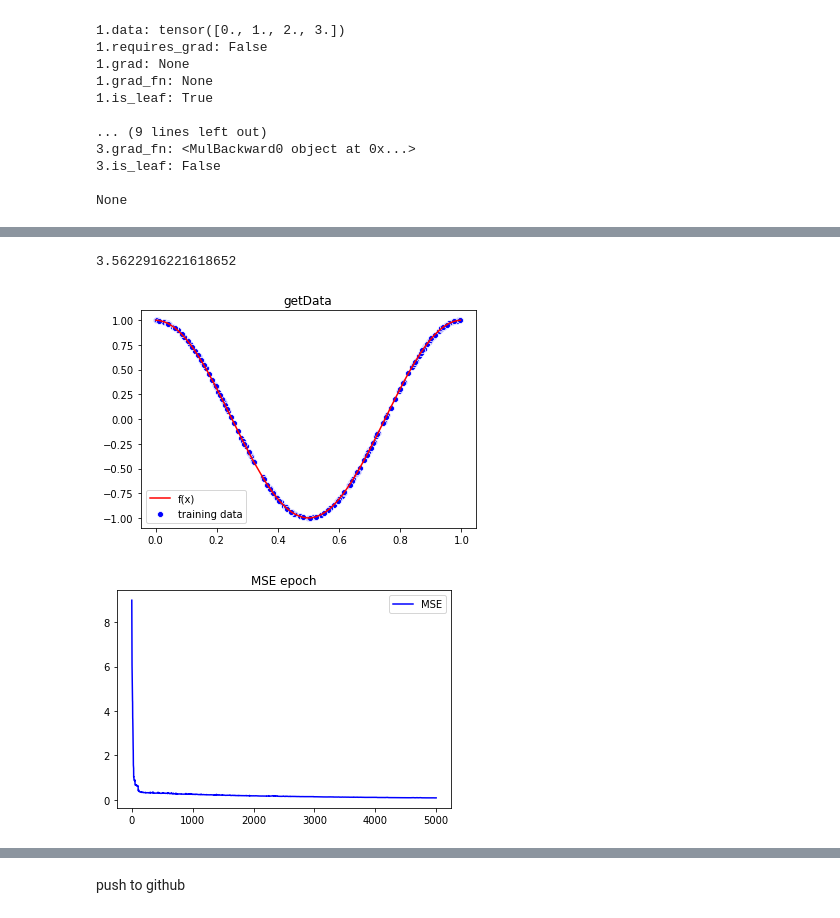
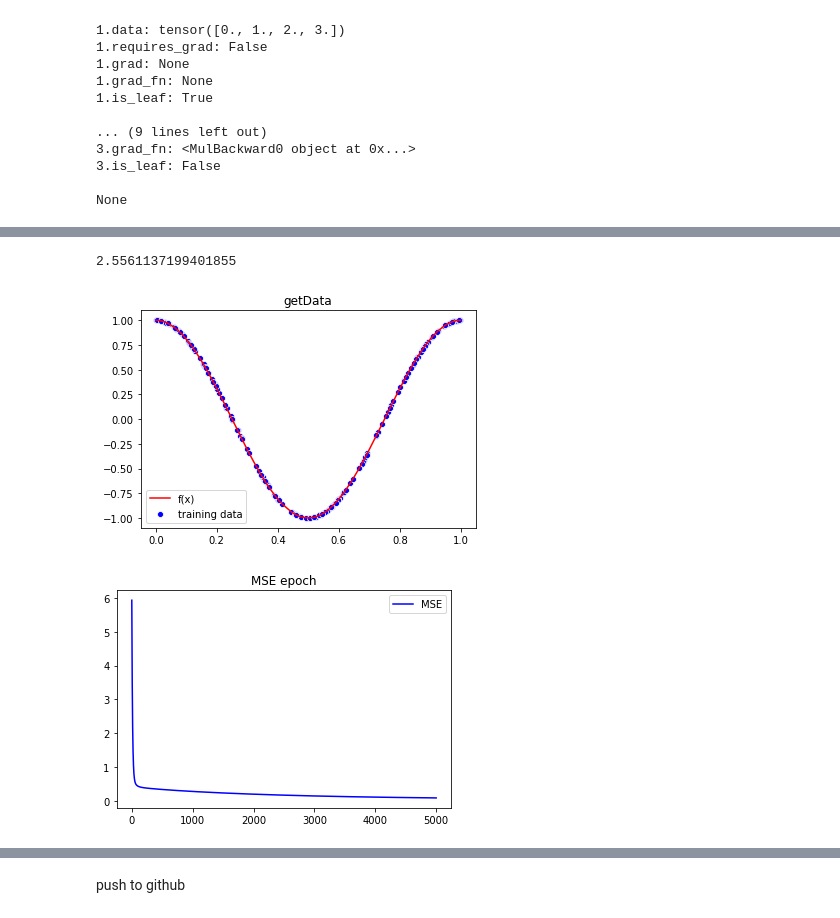
Before and after one commit to liushuyu6666/AI_relative, a Jupyter notebook: algorithm_explore/Gaussian_Regression.ipynb, the cells around one changed output, grey strips where cells are left out. Cells and saved outputs as stored; diff of their text form; code cells hidden in the pictures.

Commit message:
add fitData function by DG and SDG and mini batch and then experience it a little

```diff
--- a/algorithm_explore/Gaussian_Regression.ipynb
+++ b/algorithm_explore/Gaussian_Regression.ipynb
@@ -149,14 +151,14 @@ tensor([-1.8972e+24, -1.1956e+25, -8.1584e+25], requires_grad=True)
 # %%
 import time
 data = getData(200, 0.01, plot=True)
 x = torch.FloatTensor([xi for (xi, yi) in data])
 y = torch.FloatTensor([yi for (xi, yi) in data])
 A = torch.rand(20)
 startTime = time.time()
-fitData(y, x, A, epochs = 5000, r = 0.01, mode='sgd')
+fitData(y, x, A, epochs = 5000, r = 0.01, mode='gd')
 endTime = time.time()
 print(endTime - startTime)
 # %% [output]
-3.5622916221618652
+2.5561137199401855
-[figure, old version]
+[figure, new version]
-[figure, old version]
+[figure, new version]
```
Also changed, not shown: parts of 4 cells of this notebook.
